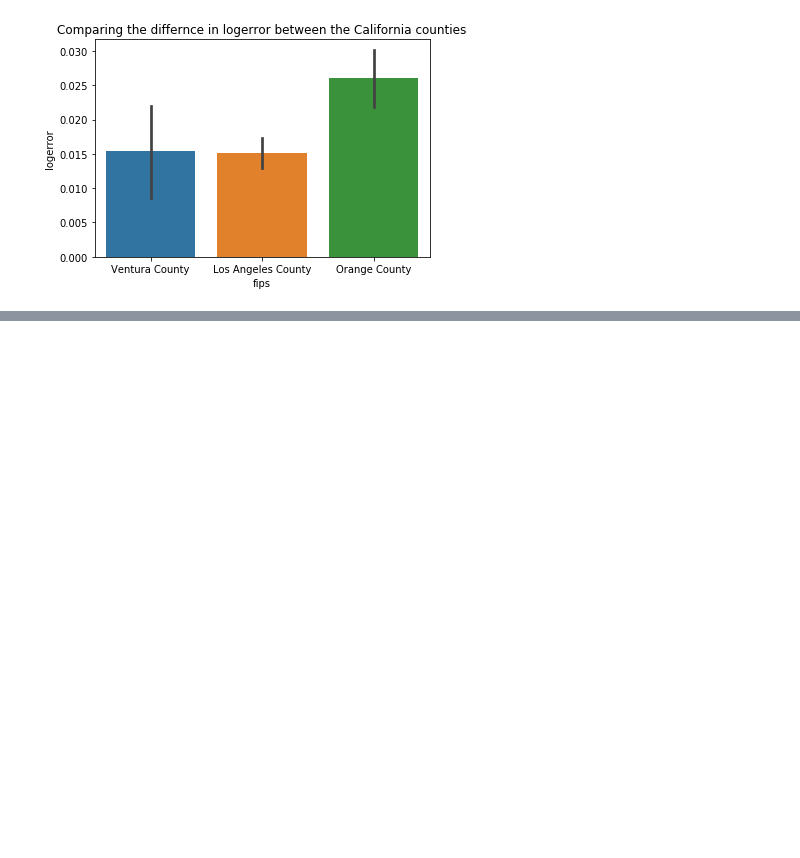
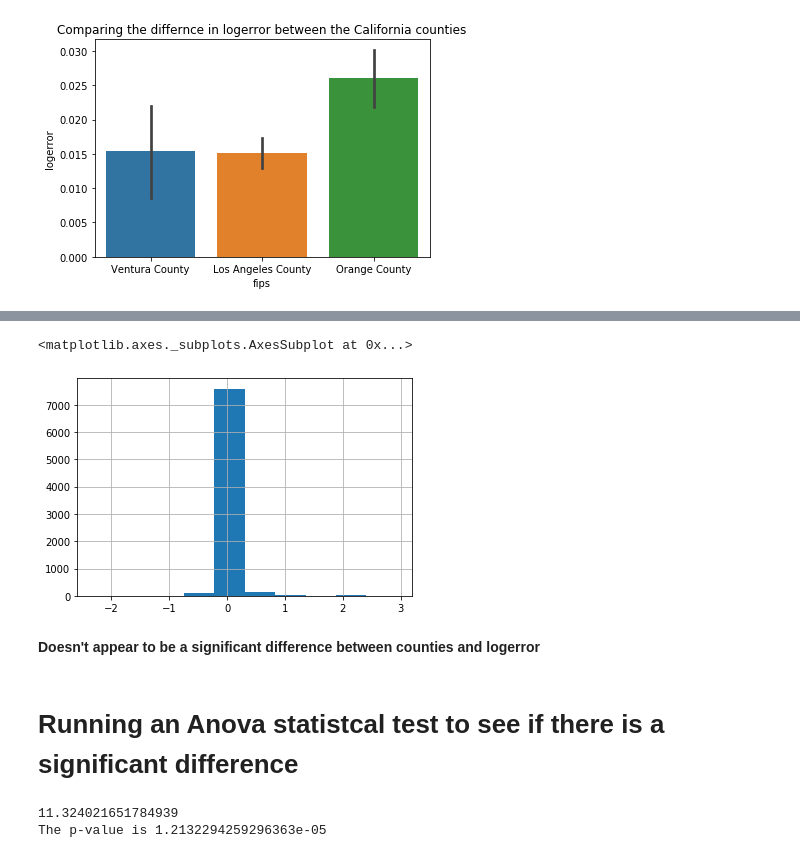
Before and after one commit to matt-c-knight/clustering-exercises, a Jupyter notebook: explore_zillow.ipynb, the cells around one changed output, grey strips where cells are left out. Saved outputs shown, nothing was run; the diff lists cells and outputs as text; code cells hidden in the pictures; blank space fills up the shorter version.

Commit message:
ran anova test

```diff
--- a/explore_zillow.ipynb
+++ b/explore_zillow.ipynb
@@ -157,0 +174,16 @@ plt.show()
+# %%
+orange_logerror.hist()
+# %% [output]
+<matplotlib.axes._subplots.AxesSubplot at 0x...>
+[figure, added]
+# %% [markdown]
+**Doesn't appear to be a significant difference between counties and logerror**
+# %% [markdown]
+# Running an Anova statistcal test to see if there is a significant difference
+# %%
+f, p = stats.f_oneway(ventura_logerror, los_angeles_logerror, orange_logerror)
+print(f)
+print(f'The p-value is {p}')
+# %% [output]
+11.324021651784939
+The p-value is 1.2132294259296363e-05
```
Also changed, not shown: parts of 4 cells of this notebook.
